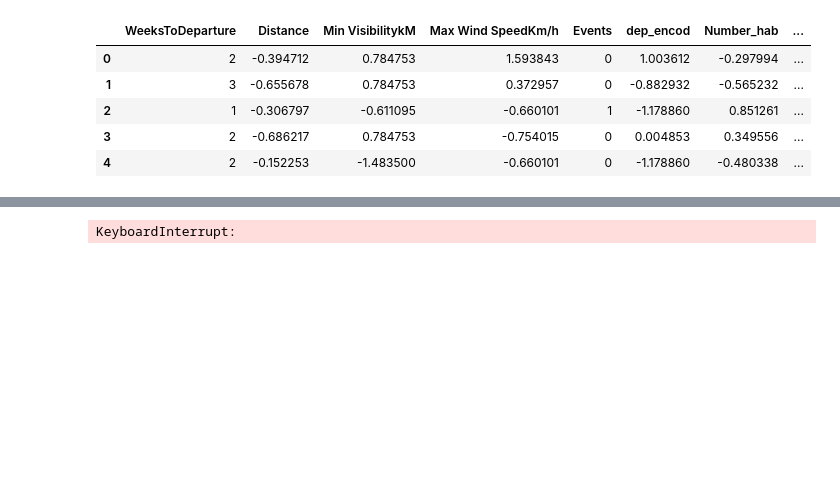
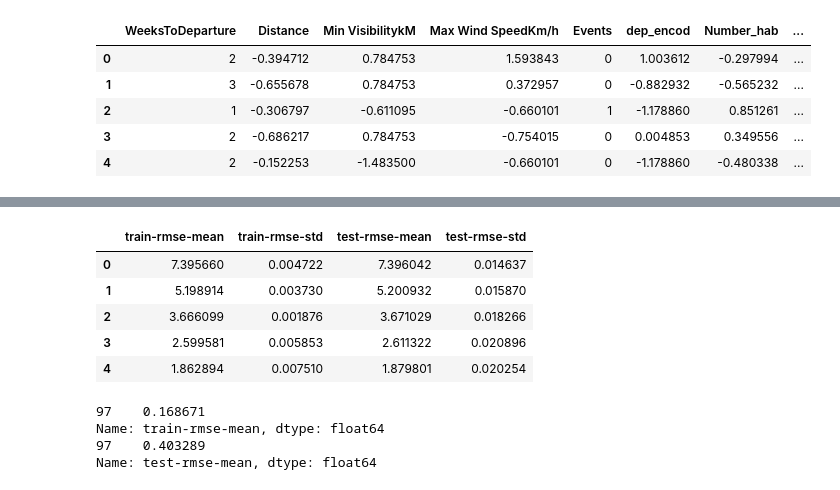
Before and after one commit to AdrienToulouse/Predicting_air_traffic, a Jupyter notebook: air_pass_Adrien-4.ipynb, the cells around one changed output, grey strips where cells are left out. Drawn from its saved outputs; the diff is of its cells as text; code cells hidden in the pictures; blank space fills up the shorter version.

```diff
--- a/air_pass_Adrien-4.ipynb
+++ b/air_pass_Adrien-4.ipynb
@@ -163,23 +269,14 @@ X_train, X_test, Y_train, Y_test = train_test_split(X_encoded, y, test_size=0.2)
 # %%
-import xgboost as xgb
-xgb1 = xgb.XGBRegressor()
-parameters = {'nthread':[4],
-              'objective':['reg:squarederror'],
-              'learning_rate': [.2],
-              'max_depth': [7],
-              'min_child_weight': [4],
-              'subsample': [0.95],
-              'colsample_bytree': [0.55],
-              'n_estimators': [100,300,500,1000],
-              'reg_lambda':[0.001],
-              'gamma':[0]}
+parameters = {'nthread':4,
+              'objective':'reg:squarederror',
+              'learning_rate': .3,
+              'max_depth': 7,
+              'min_child_weight': 4,
+              'subsample': 0.95,
+              'colsample_bytree': 0.55,
+              'n_estimators': 1000,
+              'reg_lambda':0.001,
+              'gamma':0}
 
-xgb_grid = GridSearchCV(xgb1,
-                        parameters,
-                        cv = 2,
-                        n_jobs = 5,
-                        verbose=True)
-
-xgb_grid.fit(X_train, Y_train)
-
-print(xgb_grid.best_params_)
+cv_results = xgb.cv(dtrain=data_dmatrix, params=parameters, nfold=3,
+                    num_boost_round=300,early_stopping_rounds=5,metrics="rmse", as_pandas=True, seed=123)
@@ -192,11 +282,0 @@ Fitting 2 folds for each of 4 candidates, totalling 8 fits
-# %%
-xgb = xgb.XGBRegressor(base_score=0.5, booster='gbtree', colsample_bylevel=1,
-                       colsample_bytree=1, gamma=0, learning_rate=0.3, max_delta_step=0,
-                       max_depth=7, min_child_weight=1, missing=None, n_estimators=1000,
-                       n_jobs=1, nthread=None, objective='reg:linear', random_state=0,
-                       reg_alpha=0.001, reg_lambda=0, seed=None,
-                       silent=True, subsample=1)
-xgb.fit(X_train, Y_train)
-Y_pred = xgb.predict(X_test)
-# %% [output]
-KeyboardInterrupt:
@@ -205,0 +283,17 @@ OrderedDict(sorted(xgb.get_booster().get_fscore().items(), key=lambda t: t[1], r
+# %%
+cv_results.head()
+# %% [output]
+|  | train-rmse-mean | train-rmse-std | test-rmse-mean | test-rmse-std |
+| 0 | 7.395660 | 0.004722 | 7.396042 | 0.014637 |
+| 1 | 5.198914 | 0.003730 | 5.200932 | 0.015870 |
+| 2 | 3.666099 | 0.001876 | 3.671029 | 0.018266 |
+| 3 | 2.599581 | 0.005853 | 2.611322 | 0.020896 |
+| 4 | 1.862894 | 0.007510 | 1.879801 | 0.020254 |
+# %%
+print((cv_results["train-rmse-mean"]).tail(1))
+print((cv_results["test-rmse-mean"]).tail(1))
+# %% [output]
+97    0.168671
+Name: train-rmse-mean, dtype: float64
+97    0.403289
+Name: test-rmse-mean, dtype: float64
```
Also changed, not shown: parts of 13 cells of this notebook, 9 other files.
